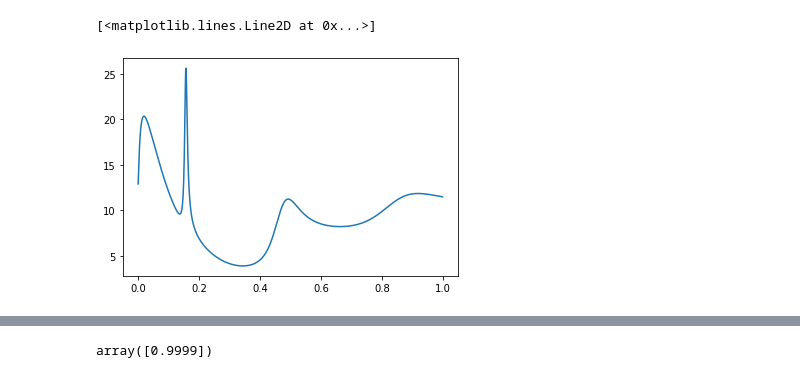
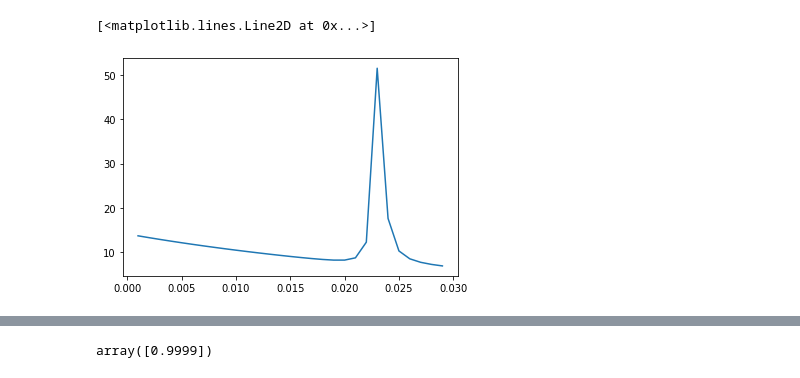
Before and after one commit to SantiagoBeltran/TareaParticulas, a Jupyter notebook: TareaParticulas.ipynb, the cells around one changed output, grey strips where cells are left out. Saved outputs shown, nothing was run; the diff lists cells and outputs as text; code cells hidden in the pictures.

```diff
--- a/TareaParticulas.ipynb
+++ b/TareaParticulas.ipynb
@@ -20,0 +23,5 @@ plt.plot(x, continuidad(x, 0, np.sqrt(30)))
+# %%
+from sympy import *
+x=Symbol('x')
+ans=solve(continuidad(x,0,np.sqrt(40)))
+print(ans)
@@ -21,11 +30,11 @@ plt.plot(x, continuidad(x, 0, np.sqrt(30)))
 # %%
-def hallarCeros(f,l, rho,toi=1E-4):
-    g=np.arange(0,1, 0.000001)
+def hallarCeros(f,l, rho,toi=10**-4.7):
+    g=np.arange(-1,0, 0.00001)
     ceros=[]
     for i in range(len(g)):
         if np.abs(f(g[i],l,rho))<toi:
             ceros.append(np.round(g[i],3))
     zeros=np.unique(ceros)
     return zeros
-hallarCeros(continuidad, 0, np.sqrt(30))
+hallarCeros(continuidad, 0, np.sqrt(40))
 # %% [output]
@@ -33,5 +42,5 @@ array([0.136, 0.768])
 # %%
-#plt.figure()
+plt.figure()
 rho=np.sqrt(np.arange(40,90,10))
 l=np.arange(0,6,1)
 energy=np.zeros((len(rho), len(l)))
@@ -39,9 +48,10 @@ for i in range(len(rho)):
     y=hallarCeros(continuidad, l[0], rho[i])
     x=np.ones(len(y))*l[0]
     for j in range(1,len(l)):
-        y=np.concatenate((y,hallarCeros(continuidad, l[j], rho[i])))
-        x=np.concatenate((x,np.ones(len(y))*l[j]))
-    print(np.unique(x),y)
-    #plt.scatter(x,y, marker="*", label=r"$V_0=${}".format(round(rho[i]**2, 0)))
-#plt.legend()
+        a=hallarCeros(continuidad, l[j], rho[i])
+        y=np.concatenate((y,a))
+        x=np.concatenate((x,np.ones(len(a))*l[j]))
+    print(x,y)
+    plt.scatter(x,y, marker="_", label=r"$V_0=${}".format(round(rho[i]**2, 0)))
+plt.legend()
 # %% [output]
@@ -148,6 +124,6 @@ plt.plot(x, aproximada(x,6,40))
 # %%
 def tanDl(x, l, rho):
-    y=rho*np.sqrt(-x+1)
+    y=rho*np.sqrt(x+1)
     z=rho*np.sqrt(x)
     g=y*spe.spherical_jn(l,z)*spe.spherical_jn(l,y, derivative=True)-z*spe.spherical_jn(l,z, derivative=True)*spe.spherical_jn(l,y)
     h=z*spe.spherical_yn(l,z, derivative=True)*spe.spherical_jn(l,y)-y*spe.spherical_jn(l,y,derivative=True)*spe.spherical_yn(l,z)
@@ -161,12 +137,12 @@ def sigma(x, rho):
         s+=4*np.pi*(2*i+1)*d**2/((rho**2*x)*(1+d**2))
     return s
 # %%
-x=np.arange(0.0,1,0.001)
+x=np.arange(0,0.03,0.001)
 plt.figure()
-plt.plot(x, sigma(x,np.sqrt(40)))
+plt.plot(x, sigma(x,np.sqrt(80)))
 # %% [output]
 [<matplotlib.lines.Line2D at 0x...>]
-[figure, old version]
+[figure, new version]
 # %%
 tanDl(x,0,10)
 # %% [output]
```
Also changed, not shown: parts of 13 cells of this notebook.
